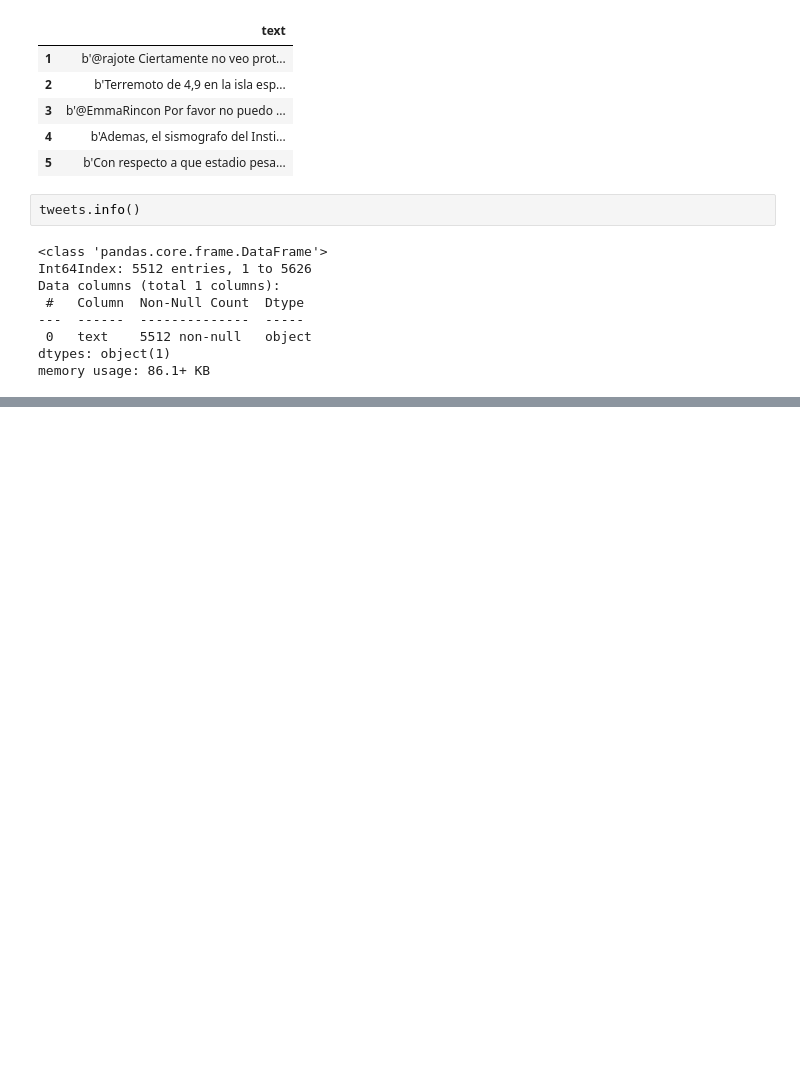
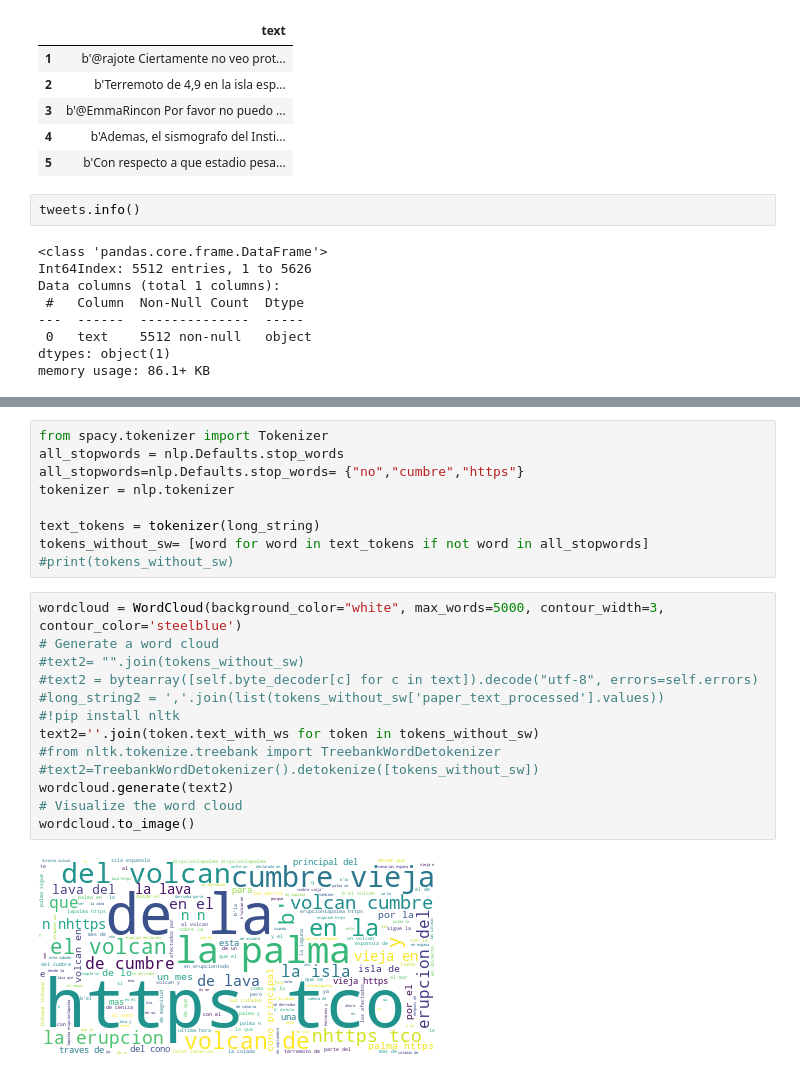
Before and after one commit to ivanlg1327/Volcan_la_Palma, a Jupyter notebook: Limpiar_Volcan.ipynb, the cells around one changed output, grey strips where cells are left out. Drawn from its saved outputs; the diff is of its cells as text; blank space fills up the shorter version.

```diff
--- a/Limpiar_Volcan.ipynb
+++ b/Limpiar_Volcan.ipynb
@@ -71,3 +72,27 @@ wordcloud.generate(long_string)
 wordcloud.to_image()
 # %% [output]
 [figure]
+# %%
+from spacy.tokenizer import Tokenizer
+all_stopwords = nlp.Defaults.stop_words
+all_stopwords=nlp.Defaults.stop_words= {"no","cumbre","https"}
+tokenizer = nlp.tokenizer
+
+text_tokens = tokenizer(long_string)
+tokens_without_sw= [word for word in text_tokens if not word in all_stopwords]
+#print(tokens_without_sw)
+# %%
+wordcloud = WordCloud(background_color="white", max_words=5000, contour_width=3, contour_color='steelblue')
+# Generate a word cloud
+#text2= "".join(tokens_without_sw)
+#text2 = bytearray([self.byte_decoder[c] for c in text]).decode("utf-8", errors=self.errors)
+#long_string2 = ','.join(list(tokens_without_sw['paper_text_processed'].values))
+#!pip install nltk
+text2=''.join(token.text_with_ws for token in tokens_without_sw)
+#from nltk.tokenize.treebank import TreebankWordDetokenizer
+#text2=TreebankWordDetokenizer().detokenize([tokens_without_sw])
+wordcloud.generate(text2)
+# Visualize the word cloud
+wordcloud.to_image()
+# %% [output]
+[figure, added]
```
Also changed, not shown: parts of 1 cell of this notebook.
